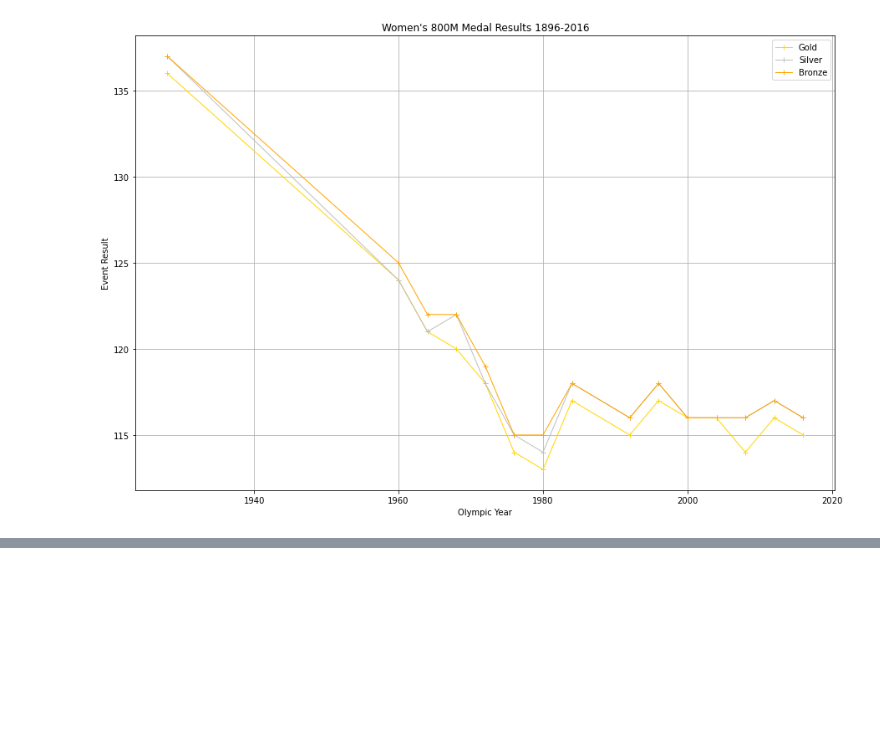
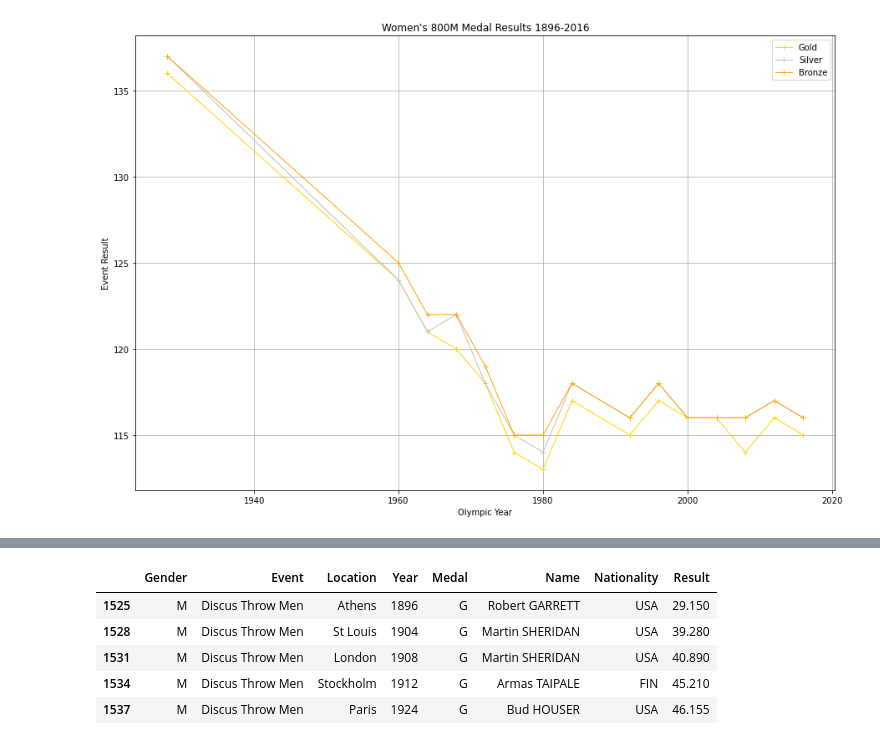
Before and after one commit to dstagner63/Project1, a Jupyter notebook: master_file.ipynb, the cells around one changed output, grey strips where cells are left out. Cells and saved outputs as stored; diff of their text form; code cells hidden in the pictures; blank space fills up the shorter version.

```diff
--- a/master_file.ipynb
+++ b/master_file.ipynb
@@ -351,0 +383,11 @@ plt.show()
+# %%
+# Create new dataframe for combined_discus_df with only gold medalists.
+gold_discus_df = combined_discus_df.loc[combined_discus_df["Medal"] == "G"]
+gold_discus_df.head()
+# %% [output]
+|  | Gender | Event | Location | Year | Medal | Name | Nationality | Result |
+| 1525 | M | Discus Throw Men | Athens | 1896 | G | Robert GARRETT | USA | 29.150 |
+| 1528 | M | Discus Throw Men | St Louis | 1904 | G | Martin SHERIDAN | USA | 39.280 |
+| 1531 | M | Discus Throw Men | London | 1908 | G | Martin SHERIDAN | USA | 40.890 |
+| 1534 | M | Discus Throw Men | Stockholm | 1912 | G | Armas TAIPALE | FIN | 45.210 |
+| 1537 | M | Discus Throw Men | Paris | 1924 | G | Bud HOUSER | USA | 46.155 |
```
Also changed, not shown: parts of 16 cells of this notebook.
